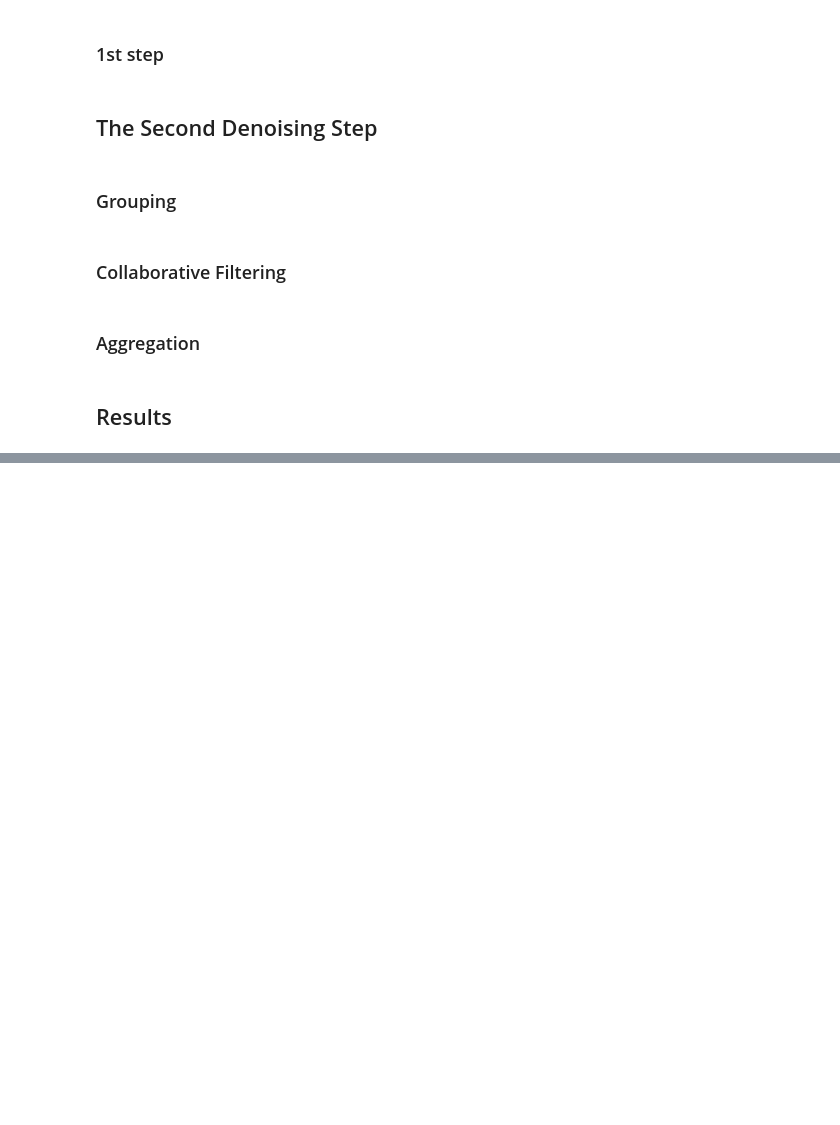
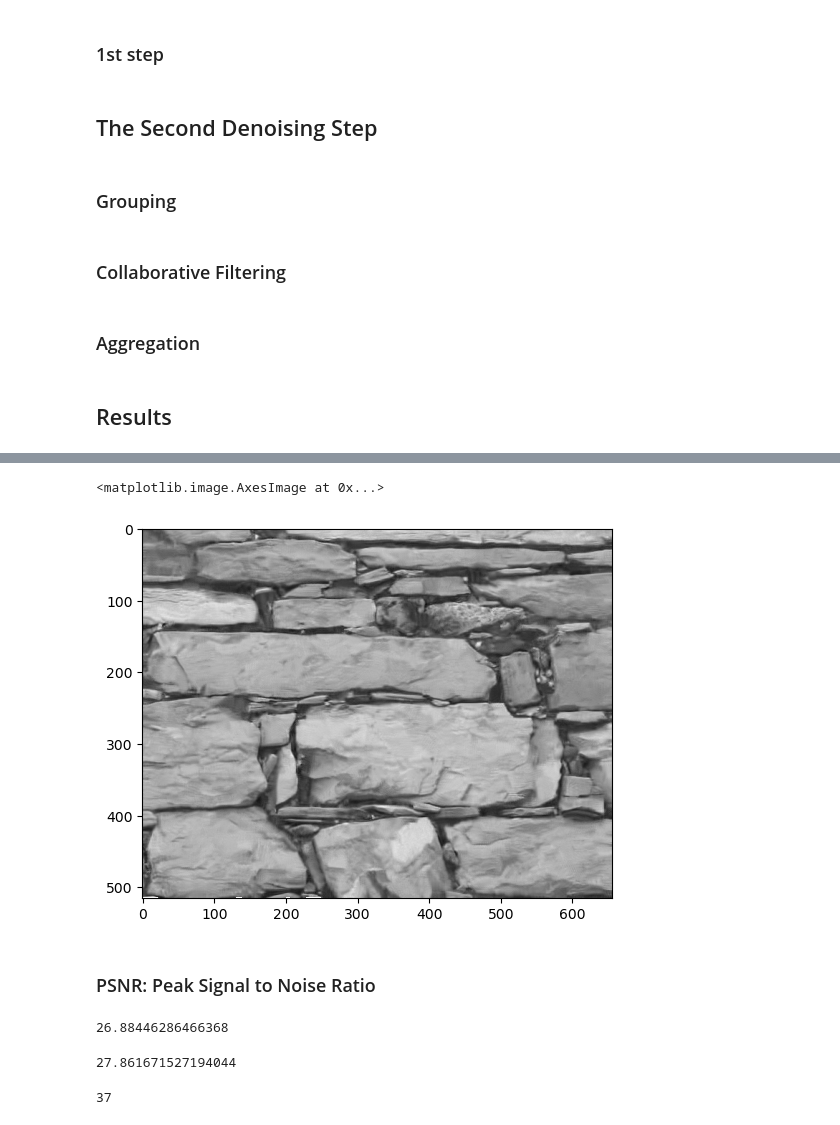
Before and after one commit to mariddc/denoising, a Jupyter notebook: BM3D.ipynb, the cells around one changed output, grey strips where cells are left out. Saved outputs shown, nothing was run; the diff lists cells and outputs as text; code cells hidden in the pictures; blank space fills up the shorter version.

Commit message:
bm3d 2nd step

```diff
--- a/BM3D.ipynb
+++ b/BM3D.ipynb
@@ -300,5 +316,14 @@ def bm3d_1st_step(image, sigma, kHard, nHard, lambdaHard2d, lambdaHard3d, tauHar
 # %% [markdown]
 ### Grouping
+# %%
+def grouping_2nd_step(x, y, image, basic, sigma, patch_size, window_size, lambdaHard2d, tauWien, NWien):
+    #group formed by the basic estimate
+    basic_patches, basic_coords = grouping_1st_step(x, y, basic, sigma, patch_size, window_size, lambdaHard2d, tauWien, NWien)
+
+    #group formed by the original image
+    original_patches = np.array([image[i:i+patch_size, j:j+patch_size] for i,j in basic_coords])
+
+    return original_patches, basic_patches, basic_coords
 # %% [markdown]
 ### Collaborative Filtering
 # %% [markdown]
@@ -330,0 +417,3 @@ plt.imshow(basic_estimate, cmap='gray')
+# %%
+%%time
+final_estimate = bm3d_2nd_step(imbr, basic_estimate, sigma, kWien, nWien, lambdaHard2d, lambdaHard3d, tauWien, NWien)
@@ -330,0 +423,7 @@ plt.imshow(basic_estimate, cmap='gray')
+# %%
+plt.imshow(final_estimate, cmap='gray')
+# %% [output]
+<matplotlib.image.AxesImage at 0x...>
+[figure, added]
+# %% [markdown]
+### PSNR: Peak Signal to Noise Ratio
@@ -330,0 +501,12 @@ plt.imshow(basic_estimate, cmap='gray')
+# %%
+compute_psnr(im, basic_estimate)
+# %% [output]
+26.88446286466368
+# %%
+compute_psnr(im, final_estimate)
+# %% [output]
+27.861671527194044
+# %%
+np.count_nonzero(np.isnan(basic_estimate))
+# %% [output]
+37
```
Also changed, not shown: parts of 27 cells of this notebook, 7 other files.
